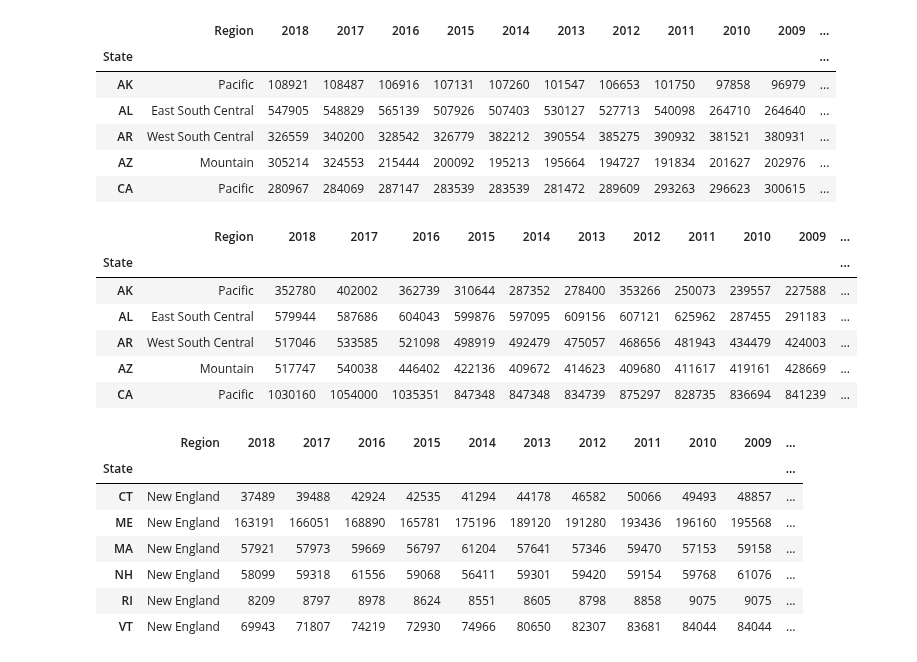
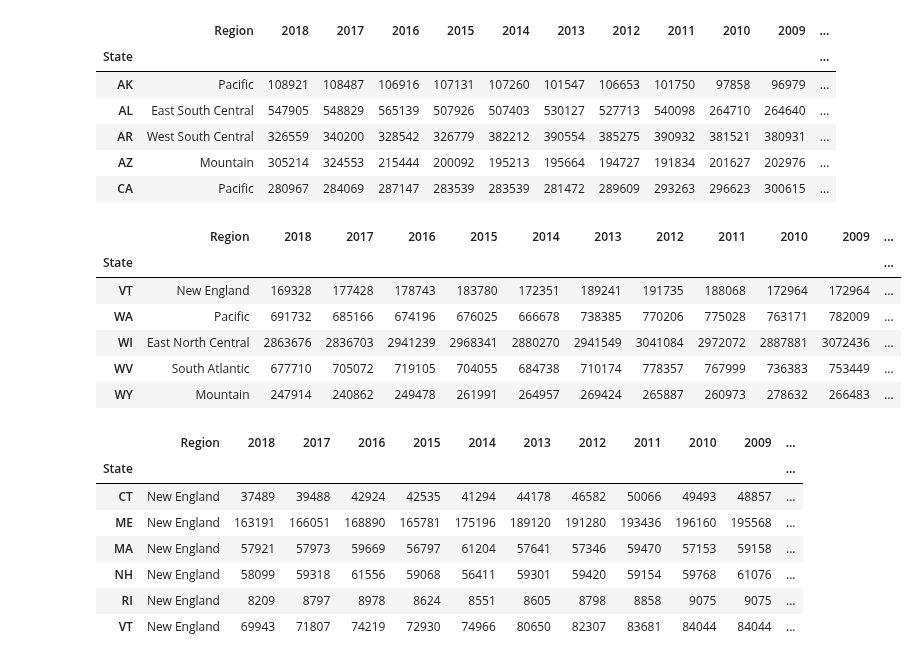
Before and after one commit to HKuz/DSforC, a Jupyter notebook: Participation/HunterParticipation.ipynb, the cells around one changed output. Drawn from its saved outputs; the diff is of its cells as text; code cells hidden in the pictures.

```diff
--- a/Participation/HunterParticipation.ipynb
+++ b/Participation/HunterParticipation.ipynb
@@ -68,14 +69,14 @@ total_licenses['2004-18 Year Change (%)'] = (total_licenses[2018] - total_licens
 total_licenses['2008-18 Year Change (%)'] = (total_licenses[2018] - total_licenses[2008]) / total_licenses[2008] *100
 total_licenses['2013-18 Year Change (%)'] = (total_licenses[2018] - total_licenses[2013]) / total_licenses[2013] *100
 # %%
-total_licenses.head()
+total_licenses.tail()
 # %% [output]
 |  | Region | 2018 | 2017 | 2016 | 2015 | 2014 | 2013 | 2012 | 2011 | 2010 | 2009 | ... |
 | State |  |  |  |  |  |  |  |  |  |  |  | ... |
-| AK | Pacific | 352780 | 402002 | 362739 | 310644 | 287352 | 278400 | 353266 | 250073 | 239557 | 227588 | ... |
-| AL | East South Central | 579944 | 587686 | 604043 | 599876 | 597095 | 609156 | 607121 | 625962 | 287455 | 291183 | ... |
-| AR | West South Central | 517046 | 533585 | 521098 | 498919 | 492479 | 475057 | 468656 | 481943 | 434479 | 424003 | ... |
-| AZ | Mountain | 517747 | 540038 | 446402 | 422136 | 409672 | 414623 | 409680 | 411617 | 419161 | 428669 | ... |
-| CA | Pacific | 1030160 | 1054000 | 1035351 | 847348 | 847348 | 834739 | 875297 | 828735 | 836694 | 841239 | ... |
+| VT | New England | 169328 | 177428 | 178743 | 183780 | 172351 | 189241 | 191735 | 188068 | 172964 | 172964 | ... |
+| WA | Pacific | 691732 | 685166 | 674196 | 676025 | 666678 | 738385 | 770206 | 775028 | 763171 | 782009 | ... |
+| WI | East North Central | 2863676 | 2836703 | 2941239 | 2968341 | 2880270 | 2941549 | 3041084 | 2972072 | 2887881 | 3072436 | ... |
+| WV | South Atlantic | 677710 | 705072 | 719105 | 704055 | 684738 | 710174 | 778357 | 767999 | 736383 | 753449 | ... |
+| WY | Mountain | 247914 | 240862 | 249478 | 261991 | 264957 | 269424 | 265887 | 260973 | 278632 | 266483 | ... |
 # %%
 # New England states subset
```
Also changed, not shown: parts of 7 cells of this notebook.
